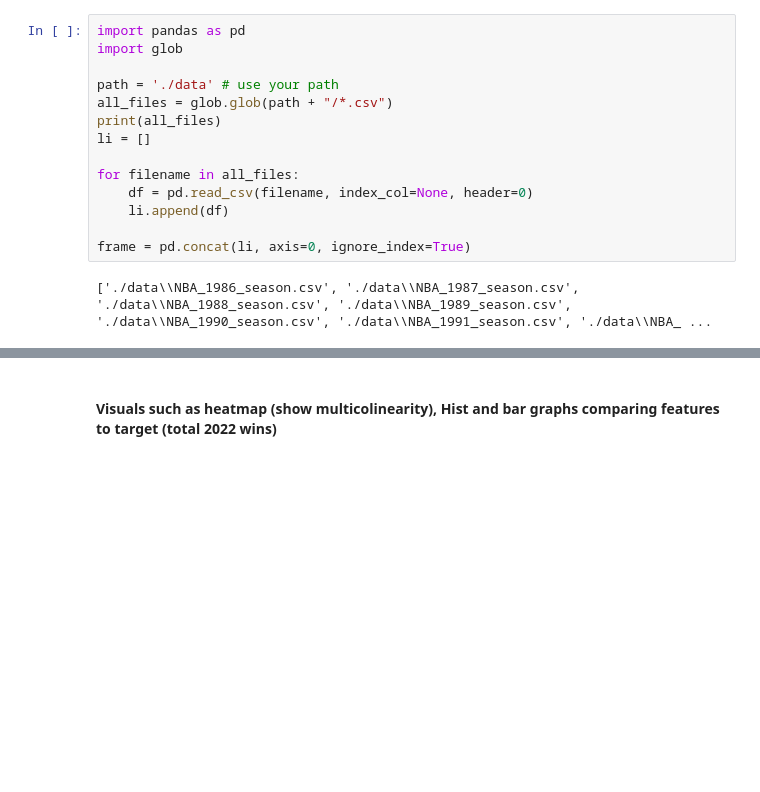
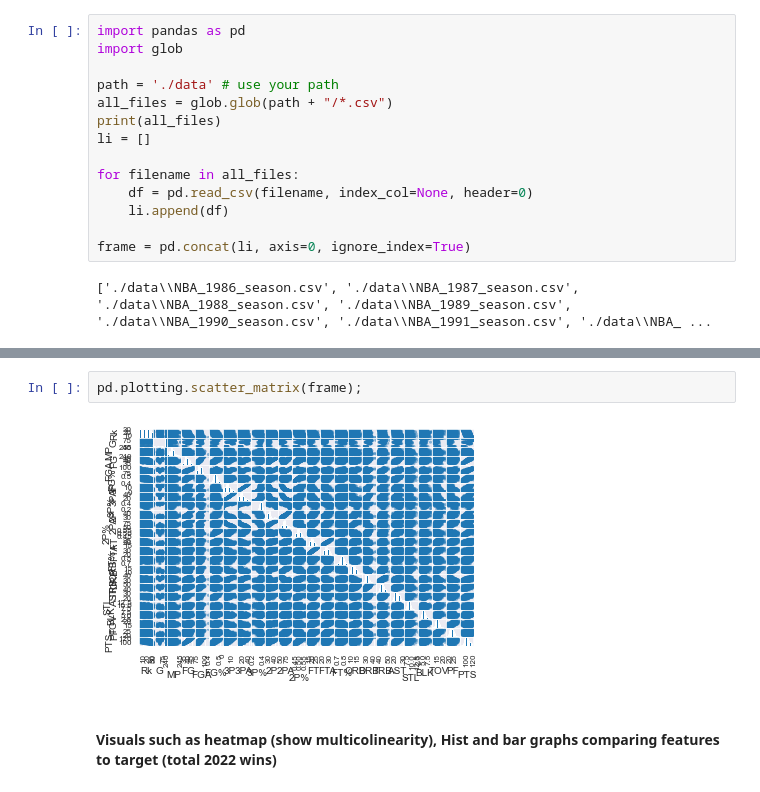
Before and after one commit to HarperJ102986/NBA_Season_Wins, a Jupyter notebook: NBA_Season_Wins.ipynb, the cells around one changed output, grey strips where cells are left out. Drawn from its saved outputs; the diff is of its cells as text; blank space fills up the shorter version.

```diff
--- a/NBA_Season_Wins.ipynb
+++ b/NBA_Season_Wins.ipynb
@@ -106,2 +193,6 @@ pd.concat([df1986, df1987], ignore_index=False)
+# %%
+pd.plotting.scatter_matrix(frame);
+# %% [output]
+[figure, added]
 # %% [markdown]
 #### Visuals such as heatmap (show multicolinearity), Hist and bar graphs comparing features to target (total 2022 wins)
```
Also changed, not shown: parts of 14 cells of this notebook, 1 other file.
